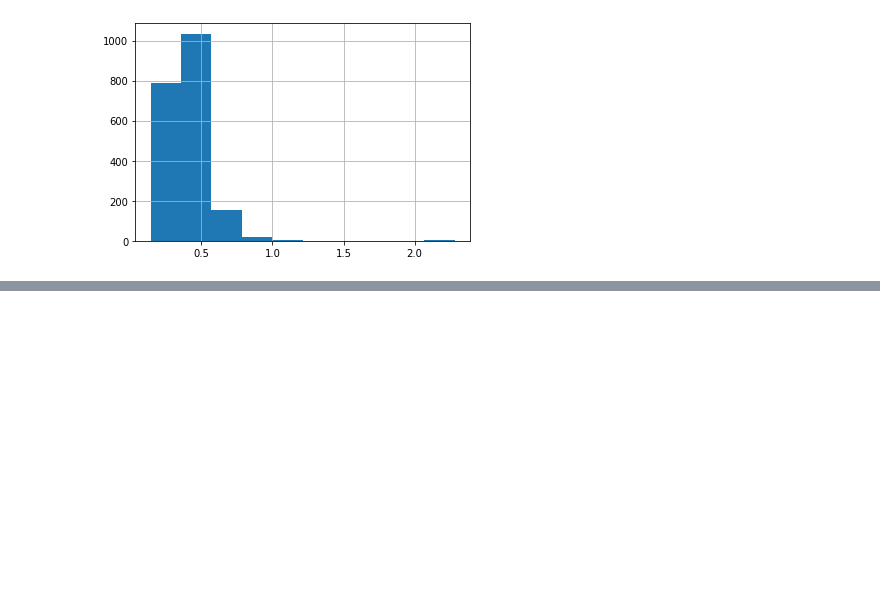
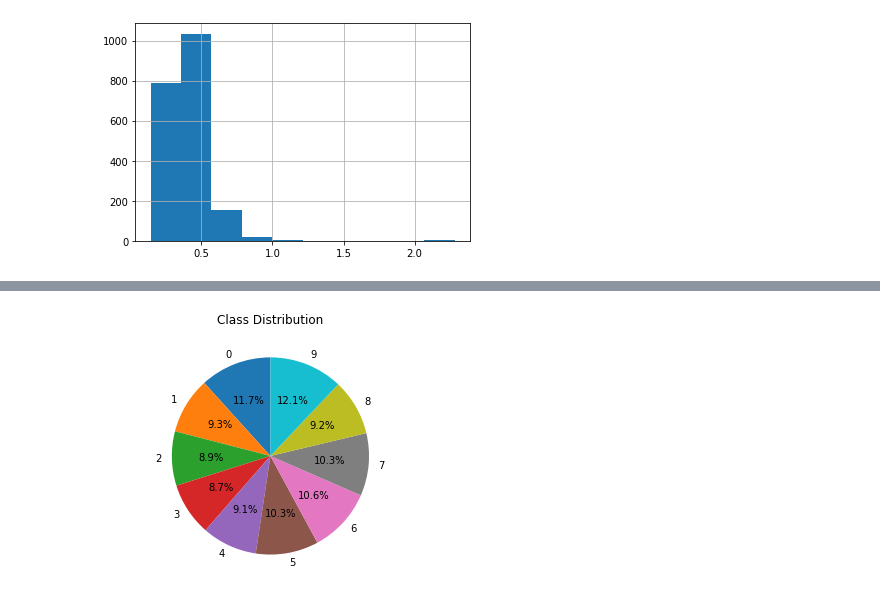
Before and after one commit to srachana15/DSPLab-project, a Jupyter notebook: Code/Speech Recognition System.ipynb, the cells around one changed output, grey strips where cells are left out. Drawn from its saved outputs; the diff is of its cells as text; code cells hidden in the pictures; blank space fills up the shorter version.

```diff
--- a/Code/Speech Recognition System.ipynb
+++ b/Code/Speech Recognition System.ipynb
@@ -149,0 +160,3 @@ df['length (sec)'].hist()
+# %%
+class_dist = df.groupby(['Digit'])['length (sec)'].mean()
+class_dist
@@ -149,0 +176,8 @@ df['length (sec)'].hist()
+# %%
+fig, ax = plt.subplots()
+ax.set_title('Class Distribution', y = 1.08)
+ax.pie(class_dist, labels=class_dist.index, autopct='%1.1f%%', shadow = False, startangle=90)
+ax.axis('equal')
+plt.show()
+# %% [output]
+[figure, added]
```
Also changed, not shown: parts of 12 cells of this notebook.
